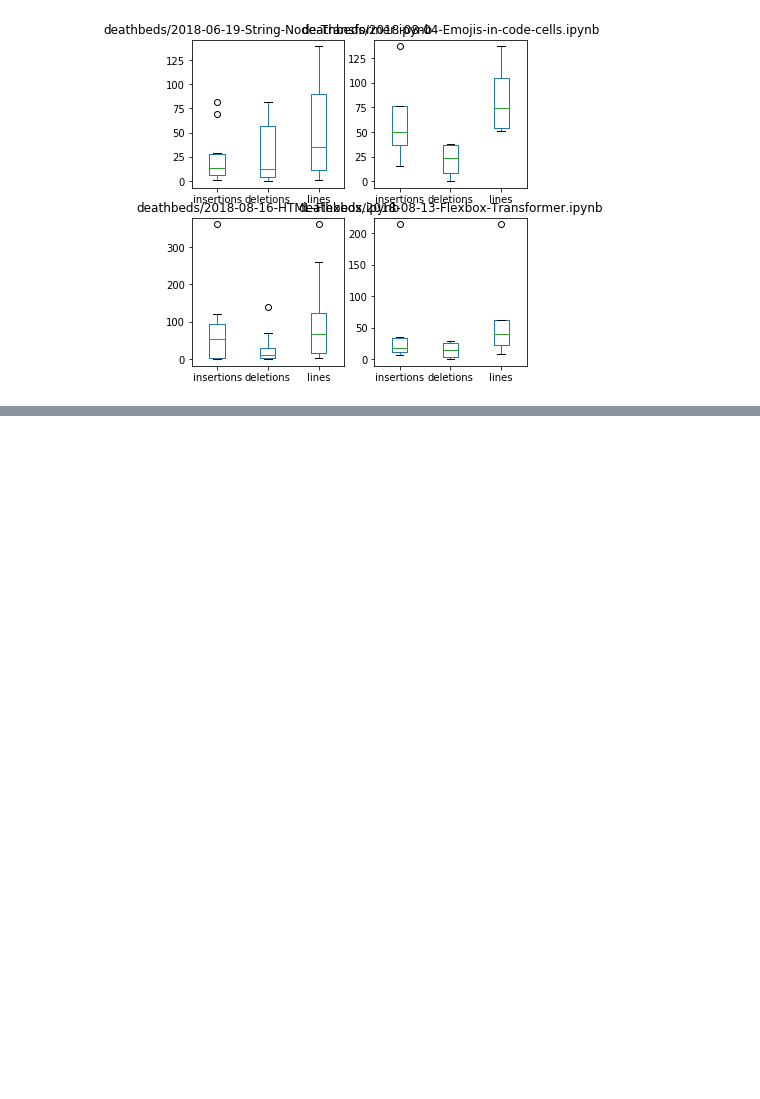
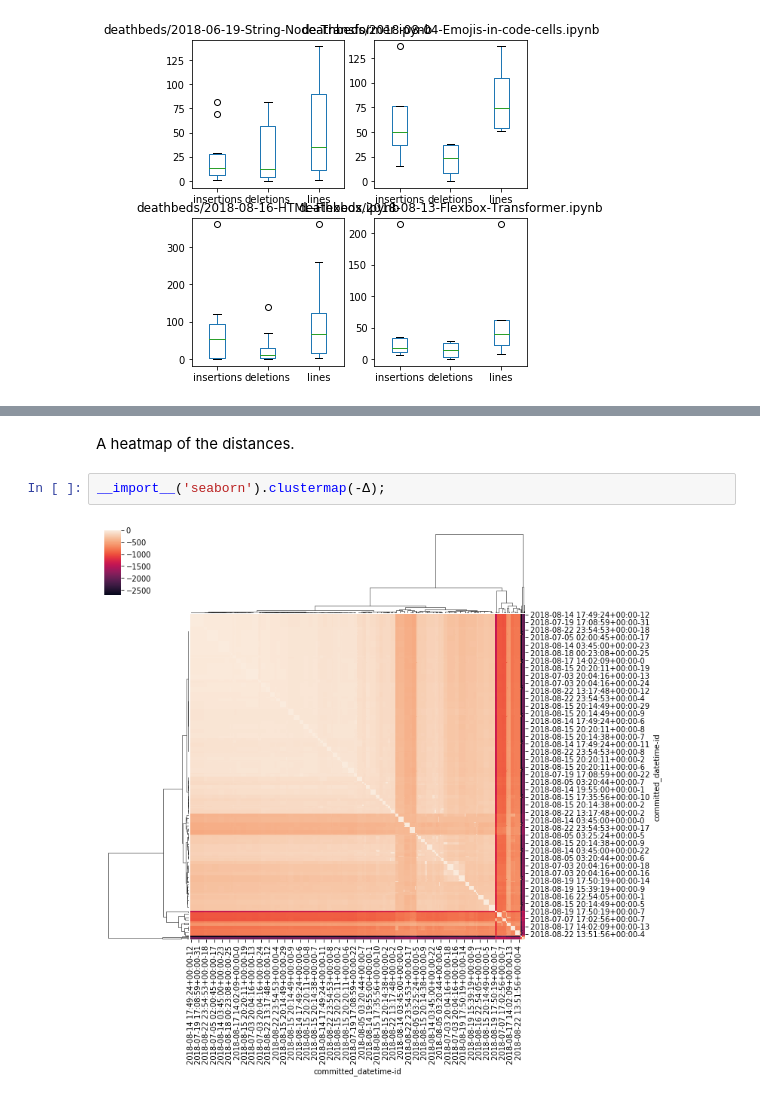
Before and after one commit to deathbeds/deathbeds.github.io, a Jupyter notebook: deathbeds/2018-08-29-Coincident-notebooks.ipynb, the cells around one changed output, grey strips where cells are left out. Cells and saved outputs as stored; diff of their text form; blank space fills up the shorter version.

```diff
--- a/deathbeds/2018-08-29-Coincident-notebooks.ipynb
+++ b/deathbeds/2018-08-29-Coincident-notebooks.ipynb
@@ -43,0 +57,6 @@ changes.swaplevel(1,0,1)['lines'].fillna(0).gt(0).apply(lambda x: x*sum(x), axis
+# %% [markdown]
+A heatmap of the distances.
+# %%
+__import__('seaborn').clustermap(-Δ);
+# %% [output]
+[figure, added]
```
Also changed, not shown: parts of 8 cells of this notebook.
